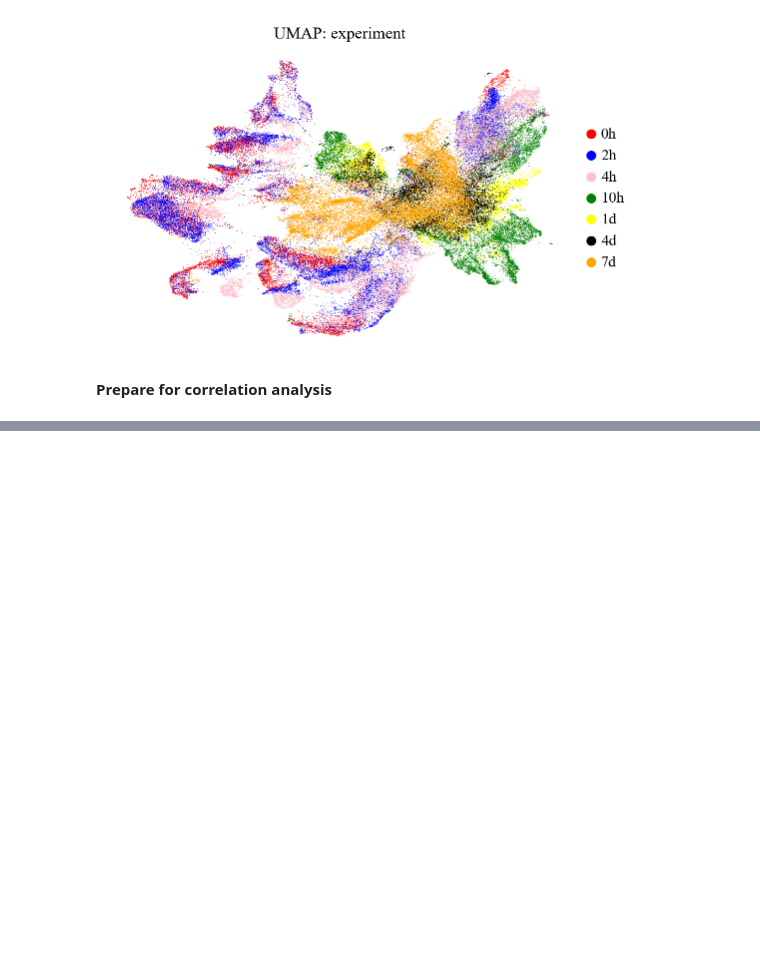
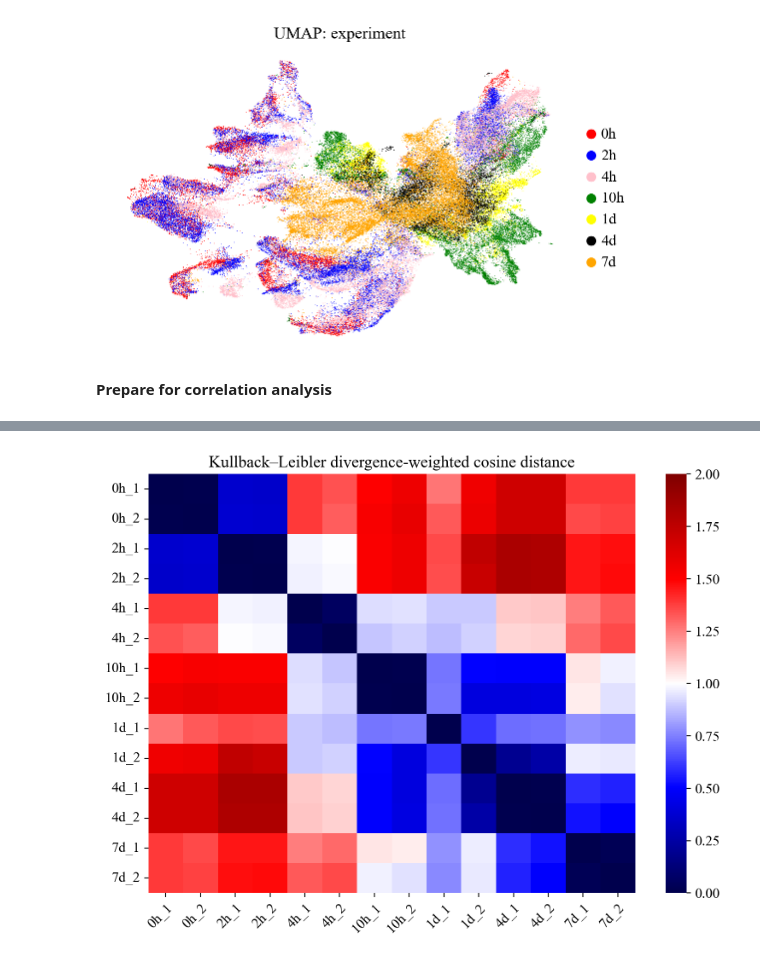
Before and after one commit to anpergon/scRNA-seq_PLT1_WOX5, a Jupyter notebook: jupyter_notebooks/correlation_analysis.ipynb, the cells around one changed output, grey strips where cells are left out. Saved outputs shown, nothing was run; the diff lists cells and outputs as text; code cells hidden in the pictures; blank space fills up the shorter version.

Commit message:
Initial commit

```diff
--- a/jupyter_notebooks/correlation_analysis.ipynb
+++ b/jupyter_notebooks/correlation_analysis.ipynb
@@ -30,7 +30,7 @@ scvi.settings.seed = 1
 scv.set_figure_params(style="scvelo")
 
 # Use Times New Roman as font
-font_path = '/lustre/BIF/nobackup/perez070/scRNA-seq_PLT1-WOX5/supp_data/Times_New_Roman.ttf'
+font_path = '/lustre/BIF/nobackup/perez070/scRNA-seq_PLT1-WOX5/supp_data/misc/Times_New_Roman.ttf'
 font_manager.fontManager.addfont(font_path)
 prop = font_manager.FontProperties(fname=font_path)
 
@@ -287,0 +218,71 @@ pl.show()
+# %%
+# Get mean and variance (mu and sigma) from the latent representation of the scVI model
+mu, sigma = model.get_latent_representation(adata=adata, return_dist=True)
+
+# Compute the KLD per latent dimension (information content of each dimension)
+kld_per_dimension = -0.5 * np.sum(
+    1 + np.log(sigma) - mu**2 - sigma,
+    axis=0,
+)
+
+# Normalize to get weights summing to 1
+kld_weights = kld_per_dimension / np.sum(kld_per_dimension)
+latent_df = pd.DataFrame(mu, index=adata.obs_names)
+latent_df['sample'] = adata.obs['correlation_sample'].values
+
+# Compute sample-wise mean embeddings (each sample's centroid in latent space)
+sample_latents = latent_df.groupby('sample').mean()
+
+# Initialize an empty matrix to hold weighted cosine similarities
+samples = sample_latents.index
+n = len(samples)
+weighted_cosine_dist = np.zeros((n, n))
+
+# Compute weighted cosine similarity using KLD as weights
+for i in range(n):
+    for j in range(n):
+        x = sample_latents.iloc[i].values
+        y = sample_latents.iloc[j].values
+        # Weighted cosine similarity:
+        dot_product = np.sum(kld_weights * x * y)
+        norm_x = np.sqrt(np.sum(kld_weights * x**2))
+        norm_y = np.sqrt(np.sum(kld_weights * y**2))
+        similarity = dot_product / (norm_x * norm_y)
+        weighted_cosine_dist[i, j] = 1 - similarity
+
+# Convert to DataFrame
+weighted_cosine_dist_df = pd.DataFrame(weighted_cosine_dist, index=samples, columns=samples)
+
+import matplotlib.pyplot as pl
+import seaborn as sns
+import matplotlib.font_manager as fm
+
+# 1. Load the font from file — adjust the path as needed
+times_new_roman = fm.FontProperties(fname="/lustre/BIF/nobackup/perez070/scRNA-seq_PLT1-WOX5/supp_data/misc/Times_New_Roman.ttf")
+
+desired_order = ['0h_1', '0h_2', '2h_1', '2h_2', '4h_1', '4h_2', '10h_1', '10h_2', '1d_1', '1d_2', '4d_1', '4d_2', '7d_1', '7d_2']
+reordered_cosine_dist_df = weighted_cosine_dist_df.loc[desired_order, desired_order]
+
+pl.figure(figsize=(8, 6))
+sns.heatmap(reordered_cosine_dist_df, annot=False, cmap='seismic', center=1, vmin=0, vmax=2)
+pl.title("Kullback–Leibler divergence-weighted cosine distance", fontproperties=times_new_roman, fontsize=14)
+pl.xticks(rotation=45, ha='right', rotation_mode="anchor", fontproperties=times_new_roman)
+pl.yticks(rotation=0, fontproperties=times_new_roman)
+pl.xlabel("")
+pl.ylabel("")
+
+cbar = pl.gca().collections[0].colorbar
+cbar.ax.tick_params(labelsize=10)
+cbar.ax.yaxis.set_tick_params(labelcolor='black')
+
+# Format colorbar ticks to show decimals (e.g., 0.45, -0.55, etc.)
+cbar.ax.set_yticklabels([f'{x:.2f}' for x in cbar.get_ticks()])
+
+# Set the font of the colorbar labels to Times New Roman
+for label in cbar.ax.get_yticklabels():
+    label.set_fontproperties(times_new_roman)
+
+pl.tight_layout()
+pl.show()
+# %% [output]
+[figure, added]
```
Also changed, not shown: parts of 3 cells of this notebook, 5 other files.
